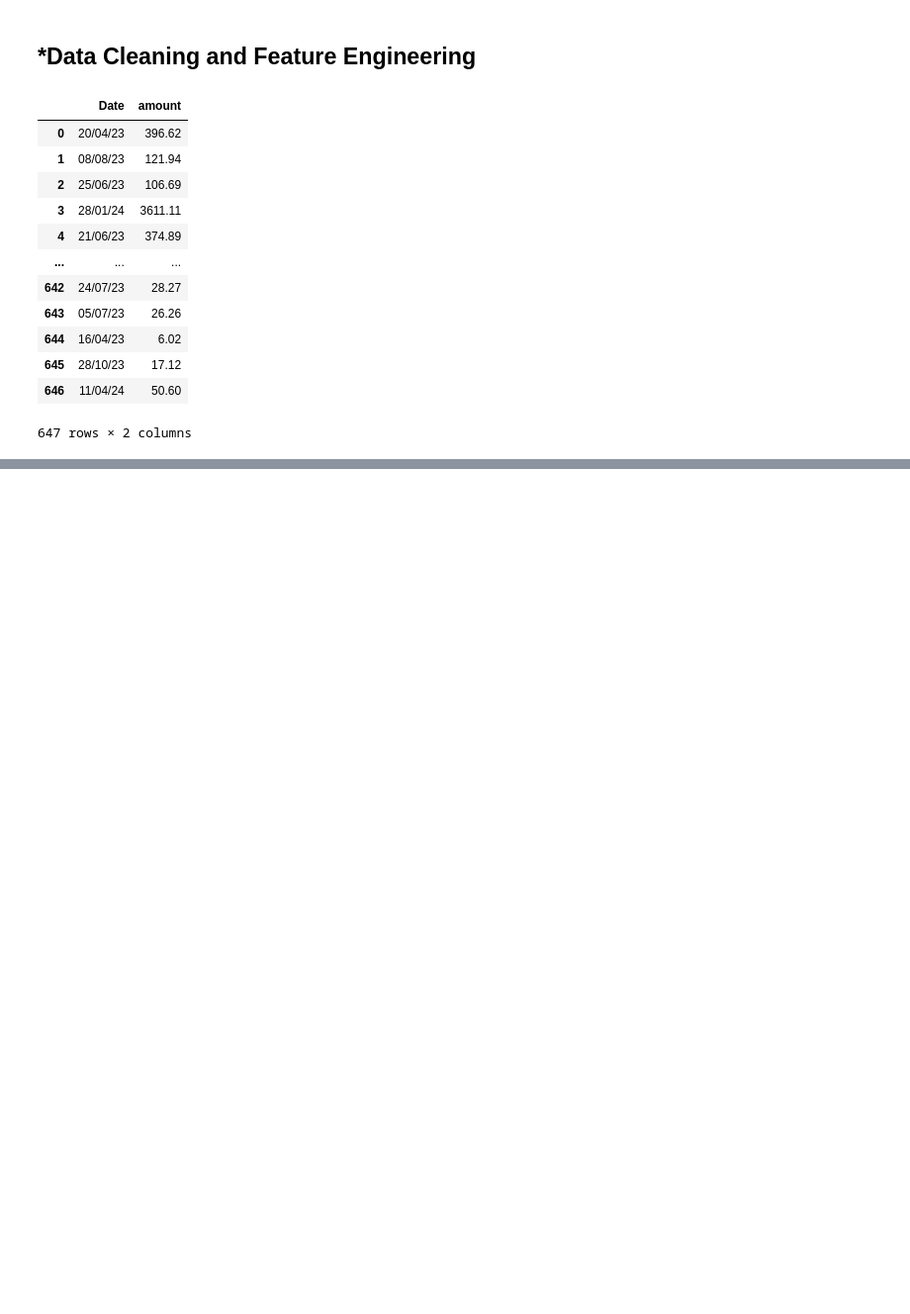
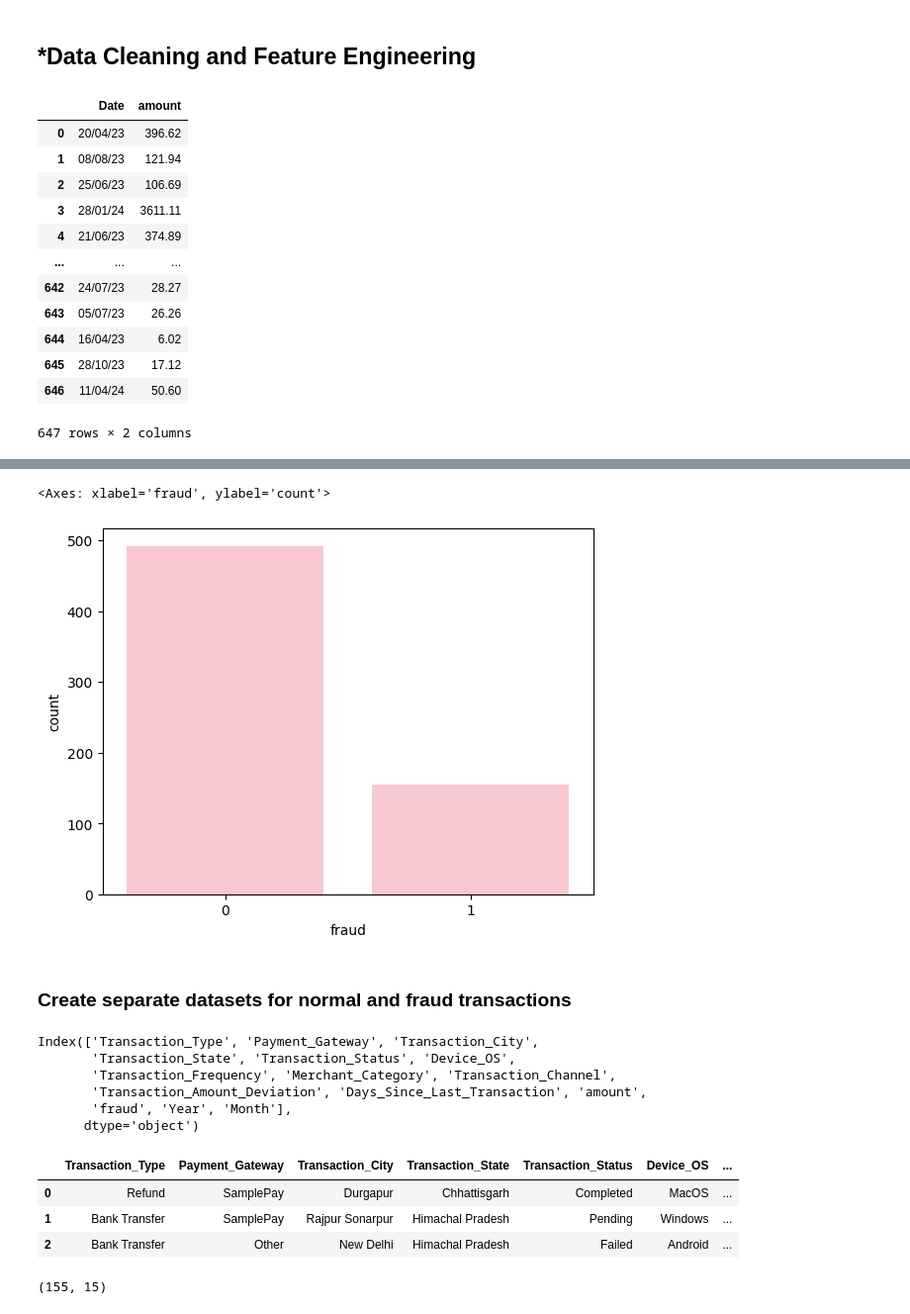
Before and after one commit to Aditya-amrahs/EDA-ML, a Jupyter notebook: UPI-systems~ML/1.ipynb, the cells around one changed output, grey strips where cells are left out. Shown at 99% size. Saved outputs shown, nothing was run; the diff lists cells and outputs as text; code cells hidden in the pictures; blank space fills up the shorter version.

```diff
--- a/UPI-systems~ML/1.ipynb
+++ b/UPI-systems~ML/1.ipynb
@@ -205,0 +210,3 @@ df['Year'] = df['Date'].dt.year
+# %%
+# Extracting month from 'Date' Column using Datetime module in py.
+df['Month'] = df['Date'].dt.month
@@ -205,0 +223,19 @@ df['Year'] = df['Date'].dt.year
+# %%
+# Creating a Dict with key:value pairs for the number of months and their respective names
+months = {
+    1: 'Jan',
+    2: 'Feb',
+    3: 'Mar',
+    4: 'Apr',
+    5: 'May',
+    6: 'Jun',
+    7: 'Jul',
+    8: 'Aug',
+    9: 'Sep',
+    10: 'Oct',
+    11: 'Nov',
+    12: 'Dec'
+}
+# %%
+# Map the dict to month column
+df['Month']= df['Month'].map(months)
@@ -205,0 +277,17 @@ df['Year'] = df['Date'].dt.year
+# %%
+#Visual using seaborn lib for data viz
+sns.countplot(data= df, x='fraud', color= 'pink')
+# %% [output]
+<Axes: xlabel='fraud', ylabel='count'>
+[figure, added]
+# %% [markdown]
+### Create separate datasets for normal and fraud transactions
+# %%
+df.columns
+# %% [output]
+Index(['Transaction_Type', 'Payment_Gateway', 'Transaction_City',
+       'Transaction_State', 'Transaction_Status', 'Device_OS',
+       'Transaction_Frequency', 'Merchant_Category', 'Transaction_Channel',
+       'Transaction_Amount_Deviation', 'Days_Since_Last_Transaction', 'amount',
+       'fraud', 'Year', 'Month'],
+      dtype='object')
@@ -205,0 +298,11 @@ df['Year'] = df['Date'].dt.year
+# %%
+fraud.head(3)
+# %% [output]
+|  | Transaction_Type | Payment_Gateway | Transaction_City | Transaction_State | Transaction_Status | Device_OS | ... |
+| 0 | Refund | SamplePay | Durgapur | Chhattisgarh | Completed | MacOS | ... |
+| 1 | Bank Transfer | SamplePay | Rajpur Sonarpur | Himachal Pradesh | Pending | Windows | ... |
+| 2 | Bank Transfer | Other | New Delhi | Himachal Pradesh | Failed | Android | ... |
+# %%
+fraud.shape
+# %% [output]
+(155, 15)
```
Also changed, not shown: parts of 11 cells of this notebook.
